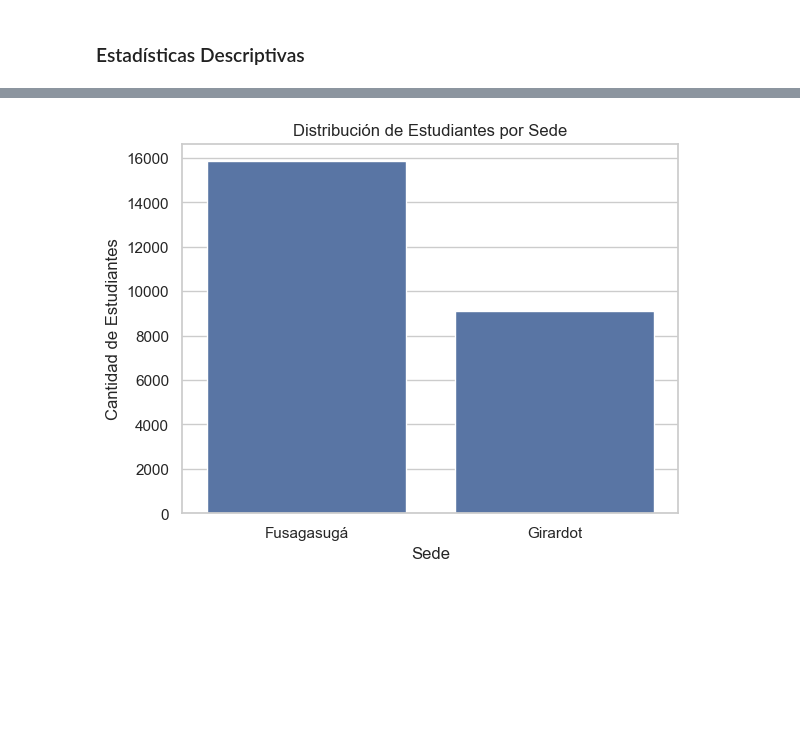
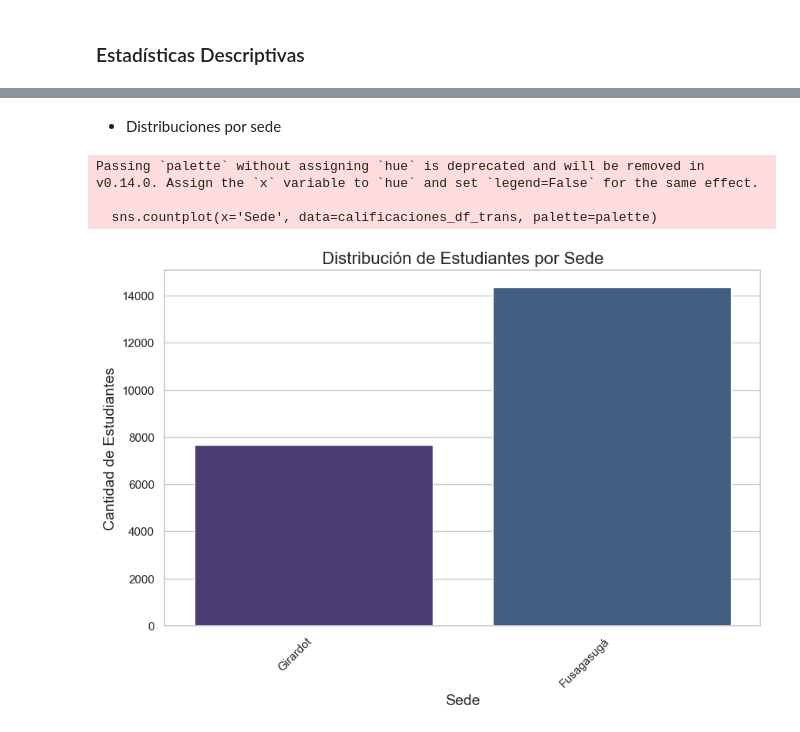
Before and after one commit to didi-gg/formar-innovar, a Jupyter notebook: notebooks/calificaciones_crisp_fase_2.ipynb, the cells around one changed output, grey strips where cells are left out. Drawn from its saved outputs; the diff is of its cells as text; code cells hidden in the pictures; blank space fills up the shorter version.

```diff
--- a/notebooks/calificaciones_crisp_fase_2.ipynb
+++ b/notebooks/calificaciones_crisp_fase_2.ipynb
@@ -36,7 +38,7 @@ Vamos a explorar los datos para entender mejor su estructura y calidad.
 # %%
 
 # Cargar el archivo Excel
-url = 'Calificaciones-2023-2024.csv'
+url = 'C:/Users/Cathe/Documents/MAA/TERCER SEMESTRE/ELECTIVA I - AD/DATA FORMAR INNOVAR/Calificaciones-2023-2024.csv'
 calificaciones_df = pd.read_csv(url)
 calificaciones_df.head()
 # %% [output]
@@ -102,0 +128,5 @@ def hash_value(value):
+# %%
+calificaciones_df_trans.drop(calificaciones_df_trans.loc[calificaciones_df_trans['Grado'] == 'Párvulos'].index, inplace=True)
+calificaciones_df_trans.drop(calificaciones_df_trans.loc[calificaciones_df_trans['Grupo'] == 'Prejardín'].index, inplace=True)
+calificaciones_df_trans.drop(calificaciones_df_trans.loc[calificaciones_df_trans['Grado'] == 'Jardín'].index, inplace=True)
+calificaciones_df_trans.drop(calificaciones_df_trans.loc[calificaciones_df_trans['Grado'] == 'Transición'].index, inplace=True)
@@ -113,4 +147,3 @@ calificaciones_df_trans['Año'] = calificaciones_df_trans['Año'].astype('object
 # %%
-#se realiza en este punto el llenado de datos nulos de variables categoricas
-calificaciones_df_trans['Intensidad Horaria'].fillna(-1, inplace=True)
-calificaciones_df_trans['Axiologica'].fillna(-1, inplace=True)
+#calificaciones_df_trans['Intensidad Horaria'].fillna(-1, inplace=True)
+#calificaciones_df_trans['Axiologica'].fillna(-1, inplace=True)
@@ -245,8 +343,25 @@ plt.show()
+# %% [markdown]
+- Distribuciones por sede
 # %%
-sns.countplot(x='Sede', data=calificaciones_df_trans)
-plt.title('Distribución de Estudiantes por Sede')
-plt.xlabel('Sede')
-plt.ylabel('Cantidad de Estudiantes')
+
+# Configuración de estilo y paleta de colores
+sns.set(style="whitegrid")
+palette = sns.color_palette("viridis")
+
+# Crear el gráfico de barras
+plt.figure(figsize=(10, 6))
+sns.countplot(x='Sede', data=calificaciones_df_trans, palette=palette)
+
+plt.title('Distribución de Estudiantes por Sede', fontsize=16)
+plt.xlabel('Sede', fontsize=14)
+plt.ylabel('Cantidad de Estudiantes', fontsize=14)
+
+# Rotar etiquetas del eje x si es necesario
+plt.xticks(rotation=45, ha='right')
+
 plt.show()
 # %% [output]
+Passing `palette` without assigning `hue` is deprecated and will be removed in v0.14.0. Assign the `x` variable to `hue` and set `legend=False` for the same effect.
+
+  sns.countplot(x='Sede', data=calificaciones_df_trans, palette=palette)
-[figure, old version]
+[figure, new version]
```
Also changed, not shown: parts of 40 cells of this notebook.
